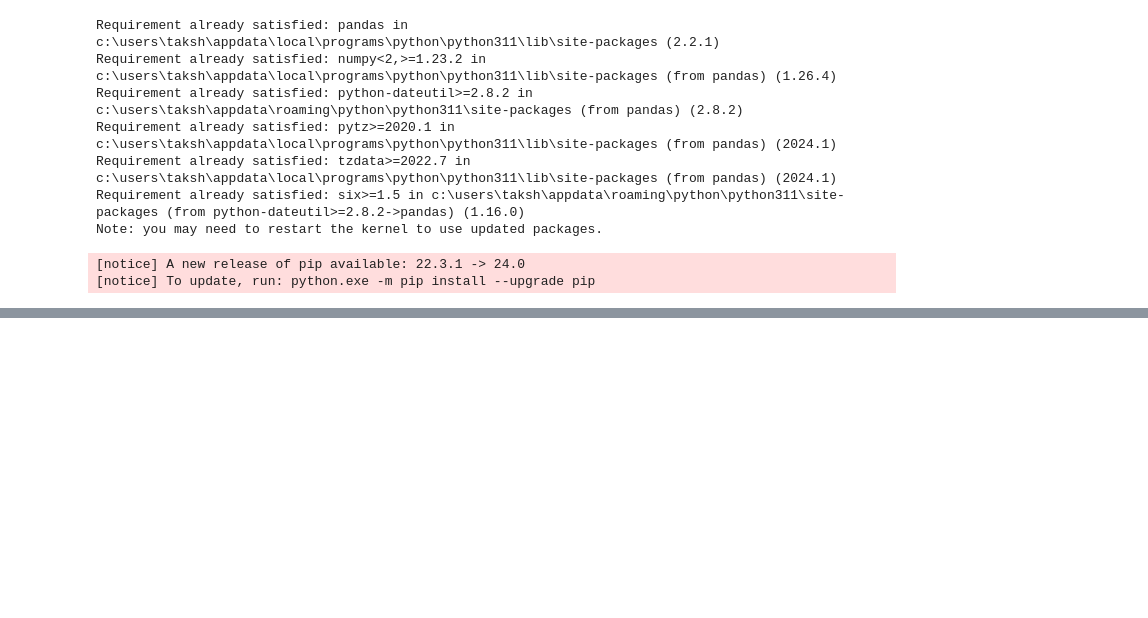
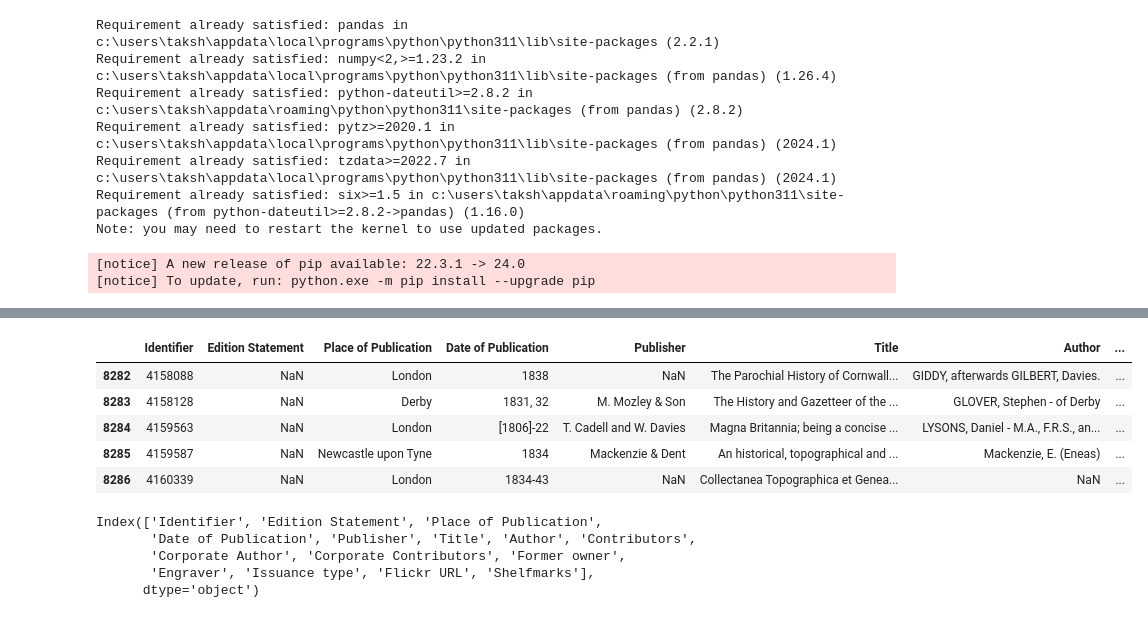
Before and after one commit to Sahilpaik/ML_LAB_45, a Jupyter notebook: Ass1/datacleaning.ipynb, the cells around one changed output, grey strips where cells are left out. Saved outputs shown, nothing was run; the diff lists cells and outputs as text; code cells hidden in the pictures; blank space fills up the shorter version.

```diff
--- a/Ass1/datacleaning.ipynb
+++ b/Ass1/datacleaning.ipynb
@@ -30,0 +61,17 @@ FileNotFoundError: [Errno 2] No such file or directory: 'Datasets/BL-Flickr-Imag
+# %%
+df.tail()
+# %% [output]
+|  | Identifier | Edition Statement | Place of Publication | Date of Publication | Publisher | Title | Author | ... |
+| 8282 | 4158088 | NaN | London | 1838 | NaN | The Parochial History of Cornwall... | GIDDY, afterwards GILBERT, Davies. | ... |
+| 8283 | 4158128 | NaN | Derby | 1831, 32 | M. Mozley & Son | The History and Gazetteer of the ... | GLOVER, Stephen - of Derby | ... |
+| 8284 | 4159563 | NaN | London | [1806]-22 | T. Cadell and W. Davies | Magna Britannia; being a concise ... | LYSONS, Daniel - M.A., F.R.S., an... | ... |
+| 8285 | 4159587 | NaN | Newcastle upon Tyne | 1834 | Mackenzie & Dent | An historical, topographical and ... | Mackenzie, E. (Eneas) | ... |
+| 8286 | 4160339 | NaN | London | 1834-43 | NaN | Collectanea Topographica et Genea... | NaN | ... |
+# %%
+df.columns
+# %% [output]
+Index(['Identifier', 'Edition Statement', 'Place of Publication',
+       'Date of Publication', 'Publisher', 'Title', 'Author', 'Contributors',
+       'Corporate Author', 'Corporate Contributors', 'Former owner',
+       'Engraver', 'Issuance type', 'Flickr URL', 'Shelfmarks'],
+      dtype='object')
```
Also changed, not shown: parts of 9 cells of this notebook, 1 other file.
